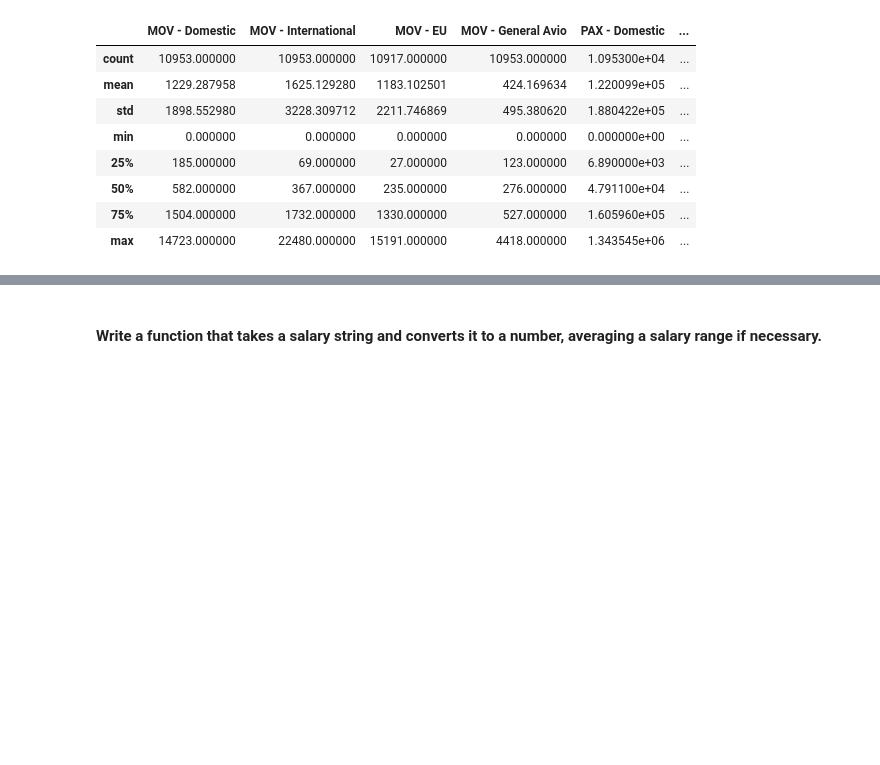
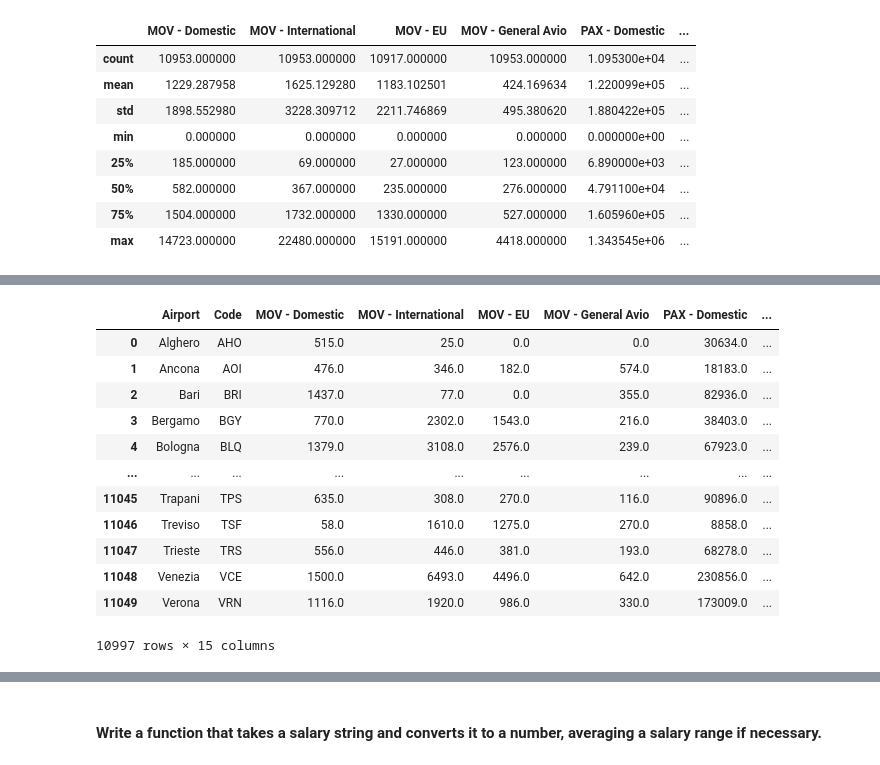
Before and after one commit to fedfioravanti/Italian_Airports, a Jupyter notebook: Italy_Airports_01_collection.ipynb, the cells around one changed output, grey strips where cells are left out. Drawn from its saved outputs; the diff is of its cells as text; code cells hidden in the pictures; blank space fills up the shorter version.

```diff
--- a/Italy_Airports_01_collection.ipynb
+++ b/Italy_Airports_01_collection.ipynb
@@ -635,0 +681,3 @@ df_mod.describe()
+# %%
+# add a new column for airport code mapping the dictionary
+df_mod['Code'] = df_mod['Airport'].map(airport_IATA_codes)
@@ -636,3 +700,23 @@ df_mod.describe()
+# %%
+# reorder columns
+col = df_mod.pop('Code')
+df_mod.insert(1, col.name, col)
+# %%
+df_mod
+# %% [output]
+|  | Airport | Code | MOV - Domestic | MOV - International | MOV - EU | MOV - General Avio | PAX - Domestic | ... |
+| 0 | Alghero | AHO | 515.0 | 25.0 | 0.0 | 0.0 | 30634.0 | ... |
+| 1 | Ancona | AOI | 476.0 | 346.0 | 182.0 | 574.0 | 18183.0 | ... |
+| 2 | Bari | BRI | 1437.0 | 77.0 | 0.0 | 355.0 | 82936.0 | ... |
+| 3 | Bergamo | BGY | 770.0 | 2302.0 | 1543.0 | 216.0 | 38403.0 | ... |
+| 4 | Bologna | BLQ | 1379.0 | 3108.0 | 2576.0 | 239.0 | 67923.0 | ... |
+| ... | ... | ... | ... | ... | ... | ... | ... | ... |
+| 11045 | Trapani | TPS | 635.0 | 308.0 | 270.0 | 116.0 | 90896.0 | ... |
+| 11046 | Treviso | TSF | 58.0 | 1610.0 | 1275.0 | 270.0 | 8858.0 | ... |
+| 11047 | Trieste | TRS | 556.0 | 446.0 | 381.0 | 193.0 | 68278.0 | ... |
+| 11048 | Venezia | VCE | 1500.0 | 6493.0 | 4496.0 | 642.0 | 230856.0 | ... |
+| 11049 | Verona | VRN | 1116.0 | 1920.0 | 986.0 | 330.0 | 173009.0 | ... |
+10997 rows × 15 columns
 # %%
 # Loading the data from CSV for consistency reasons
 results_m = pd.read_csv('datasets/scrape/results_scrape.csv')
```
Also changed, not shown: parts of 2 cells of this notebook.
